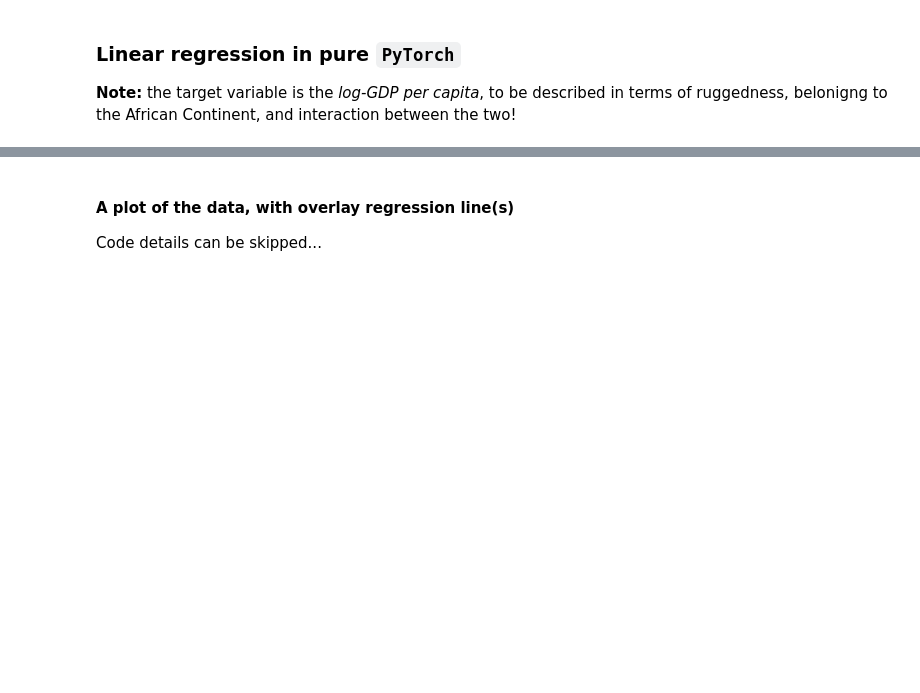
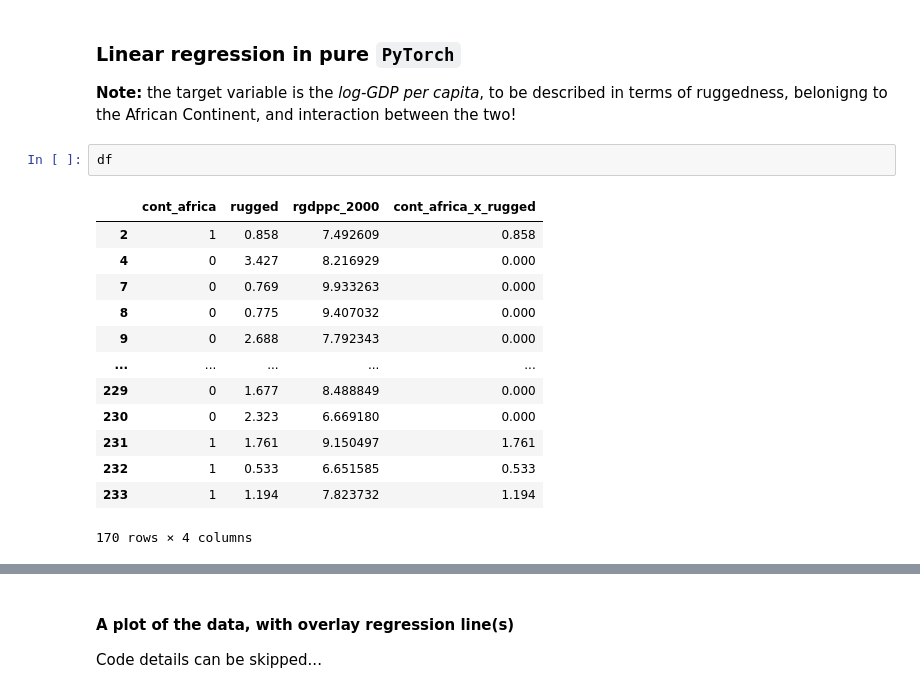
Before and after one commit to SDavenia/probml-units, a Jupyter notebook: notebooks/03b_probabilistic_programming.ipynb, the cells around one changed output, grey strips where cells are left out. Drawn from its saved outputs; the diff is of its cells as text; blank space fills up the shorter version.

```diff
--- a/notebooks/03b_probabilistic_programming.ipynb
+++ b/notebooks/03b_probabilistic_programming.ipynb
@@ -89,6 +98,22 @@ _ = ax[1].set(xlabel=tridx, ylabel=logdp2000, title=afrnat)
 ### Linear regression in pure `PyTorch`
 
 **Note:** the target variable is the *log-GDP per capita*, to be described in terms of ruggedness, belonigng to the African Continent, and interaction between the two!
+# %%
+df
+# %% [output]
+|  | cont_africa | rugged | rgdppc_2000 | cont_africa_x_rugged |
+| 2 | 1 | 0.858 | 7.492609 | 0.858 |
+| 4 | 0 | 3.427 | 8.216929 | 0.000 |
+| 7 | 0 | 0.769 | 9.933263 | 0.000 |
+| 8 | 0 | 0.775 | 9.407032 | 0.000 |
+| 9 | 0 | 2.688 | 7.792343 | 0.000 |
+| ... | ... | ... | ... | ... |
+| 229 | 0 | 1.677 | 8.488849 | 0.000 |
+| 230 | 0 | 2.323 | 6.669180 | 0.000 |
+| 231 | 1 | 1.761 | 9.150497 | 1.761 |
+| 232 | 1 | 0.533 | 6.651585 | 0.533 |
+| 233 | 1 | 1.194 | 7.823732 | 1.194 |
+170 rows × 4 columns
 # %%
 # Add a feature to the DataFrame capturing the interaction between "cont_africa" and "rugged"
 df["cont_africa_x_rugged"] = df["cont_africa"] * df["rugged"]
```
Also changed, not shown: parts of 8 cells of this notebook, 1 other file.
